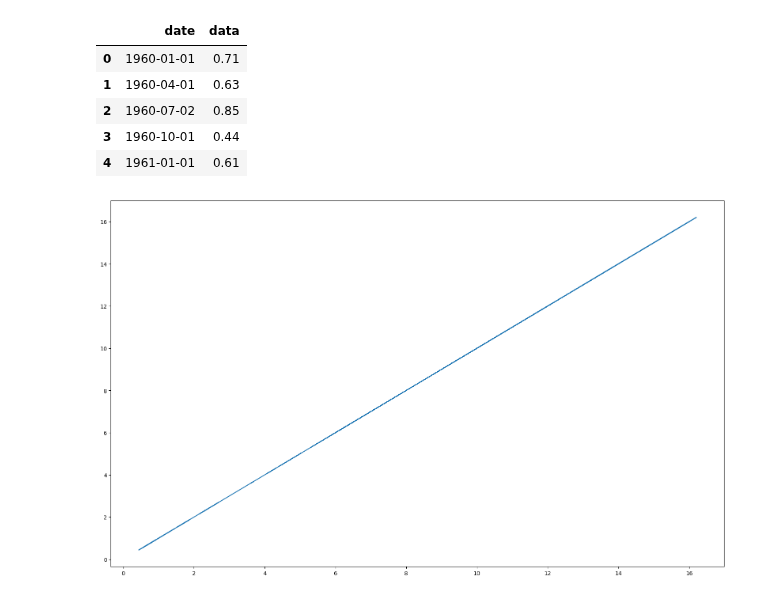
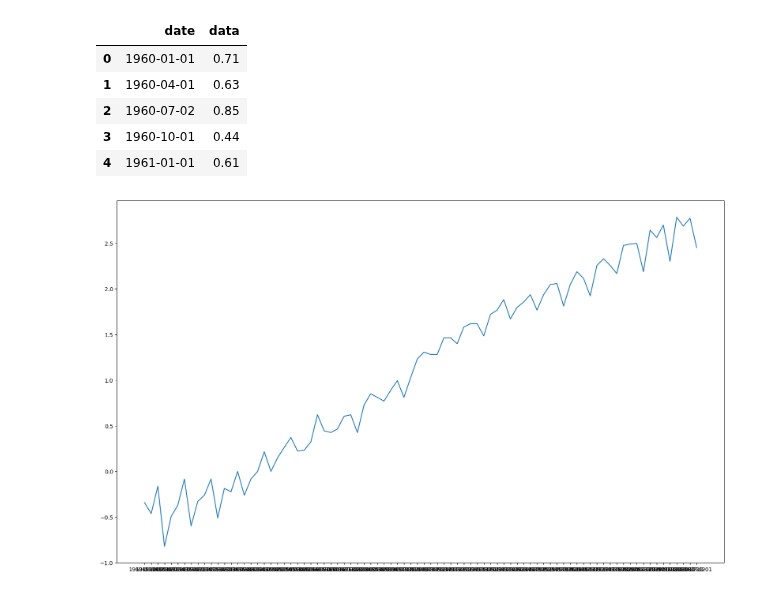
Before and after one commit to najibifar/Data_Analysis, a Jupyter notebook: Modling/Classification/TimeSeries001.ipynb, the cells around one changed output. Drawn from its saved outputs; the diff is of its cells as text; code cells hidden in the pictures.

```diff
--- a/Modling/Classification/TimeSeries001.ipynb
+++ b/Modling/Classification/TimeSeries001.ipynb
@@ -14,7 +14,7 @@ data.head()
 | 4 | 1961-01-01 | 0.61 |
 # %%
 plt.figure(figsize=(20, 12))
-plt.plot(data['data'], data['data'])
+plt.plot(data['date'], data['data'])
 plt.show()
 # %% [output]
-[figure, old version]
+[figure, new version]
```
Also changed, not shown: parts of 9 cells of this notebook.
